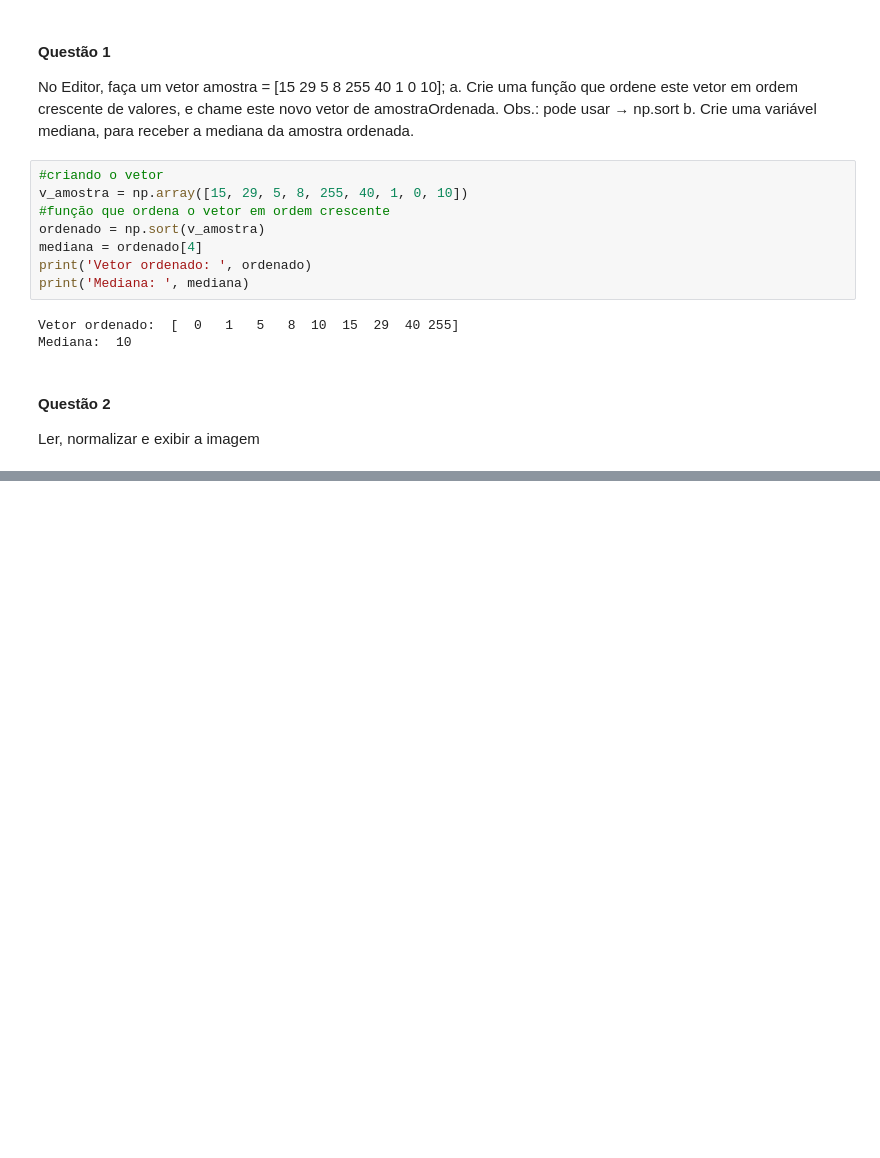
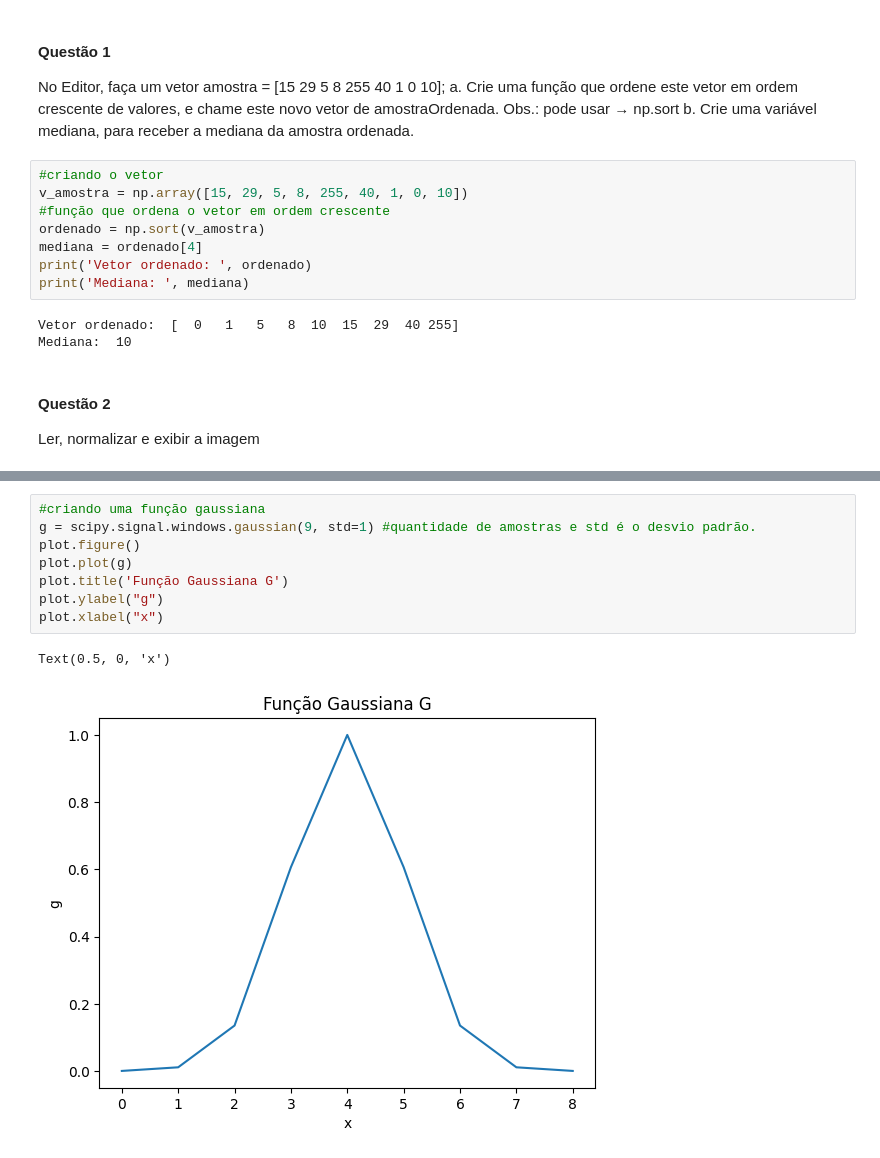
Before and after one commit to sarahbasaglia/imagens_biomedicas, a Jupyter notebook: aula4_mascaras_filtragem/aula4.ipynb, the cells around one changed output, grey strips where cells are left out. Drawn from its saved outputs; the diff is of its cells as text; blank space fills up the shorter version.

```diff
--- a/aula4_mascaras_filtragem/aula4.ipynb
+++ b/aula4_mascaras_filtragem/aula4.ipynb
@@ -53,0 +89,11 @@ _IncompleteInputError: incomplete input (640566595.py, line 5)
+# %%
+#criando uma função gaussiana
+g = scipy.signal.windows.gaussian(9, std=1) #quantidade de amostras e std é o desvio padrão.
+plot.figure()
+plot.plot(g)
+plot.title('Função Gaussiana G')
+plot.ylabel("g")
+plot.xlabel("x")
+# %% [output]
+Text(0.5, 0, 'x')
+[figure, added]
```
Also changed, not shown: parts of 21 cells of this notebook, 2 other files.
